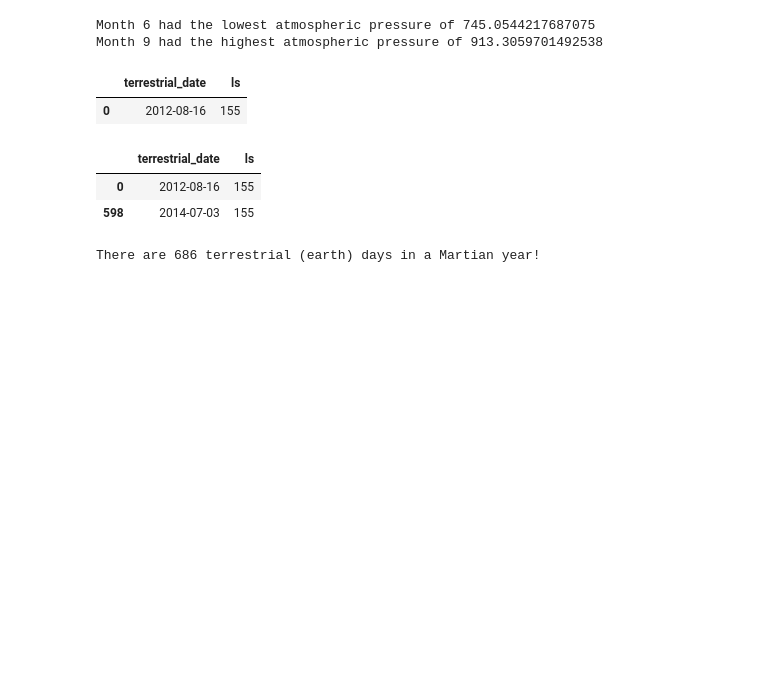
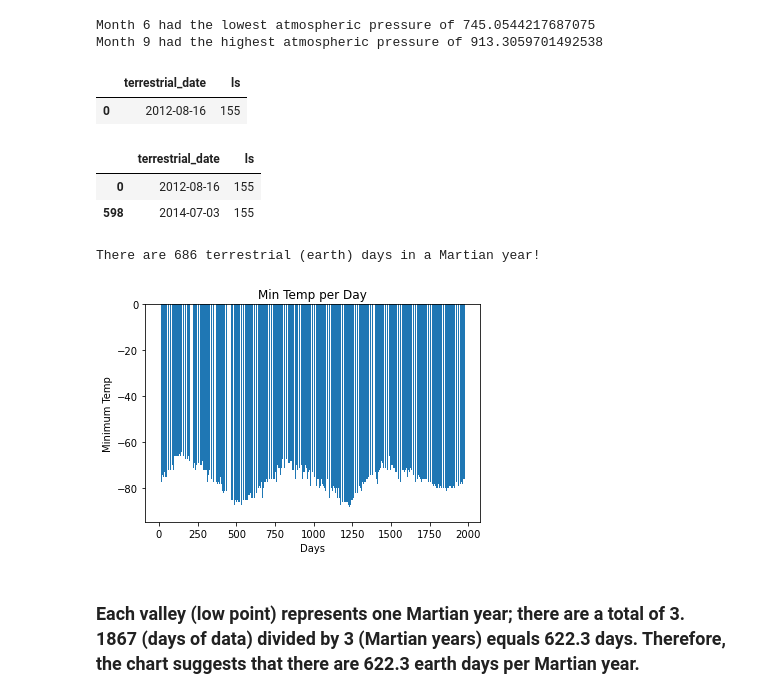
Before and after one commit to latoyawenzinger/Web_Scraping_Challenge, a Jupyter notebook: Mars_Weather.ipynb, the cells around one changed output. Saved outputs shown, nothing was run; the diff lists cells and outputs as text; code cells hidden in the pictures; blank space fills up the shorter version.

Commit message:
completed mars weather data analysis

```diff
--- a/Mars_Weather.ipynb
+++ b/Mars_Weather.ipynb
@@ -224,3 +224,15 @@ days = last_date - first_date
 print(f'There are {days.days} terrestrial (earth) days in a Martian year!')
 # %% [output]
 There are 686 terrestrial (earth) days in a Martian year!
+# %%
+# visually estimate the result by plotting the daily minimum temperature.
+sol_min_temp = mars_table[['sol', 'min_temp']]
+plt.bar(sol_min_temp['sol'], sol_min_temp['min_temp'])
+plt.xlabel("Days")
+plt.ylabel("Minimum Temp")
+plt.title('Min Temp per Day')
+plt.show()
+# %% [output]
+[figure, added]
+# %% [markdown]
+### Each valley (low point) represents one Martian year; there are a total of 3. 1867 (days of data) divided by 3 (Martian years) equals 622.3 days. Therefore, the chart suggests that there are 622.3 earth days per Martian year.
```
Also changed, not shown: parts of 3 cells of this notebook.
